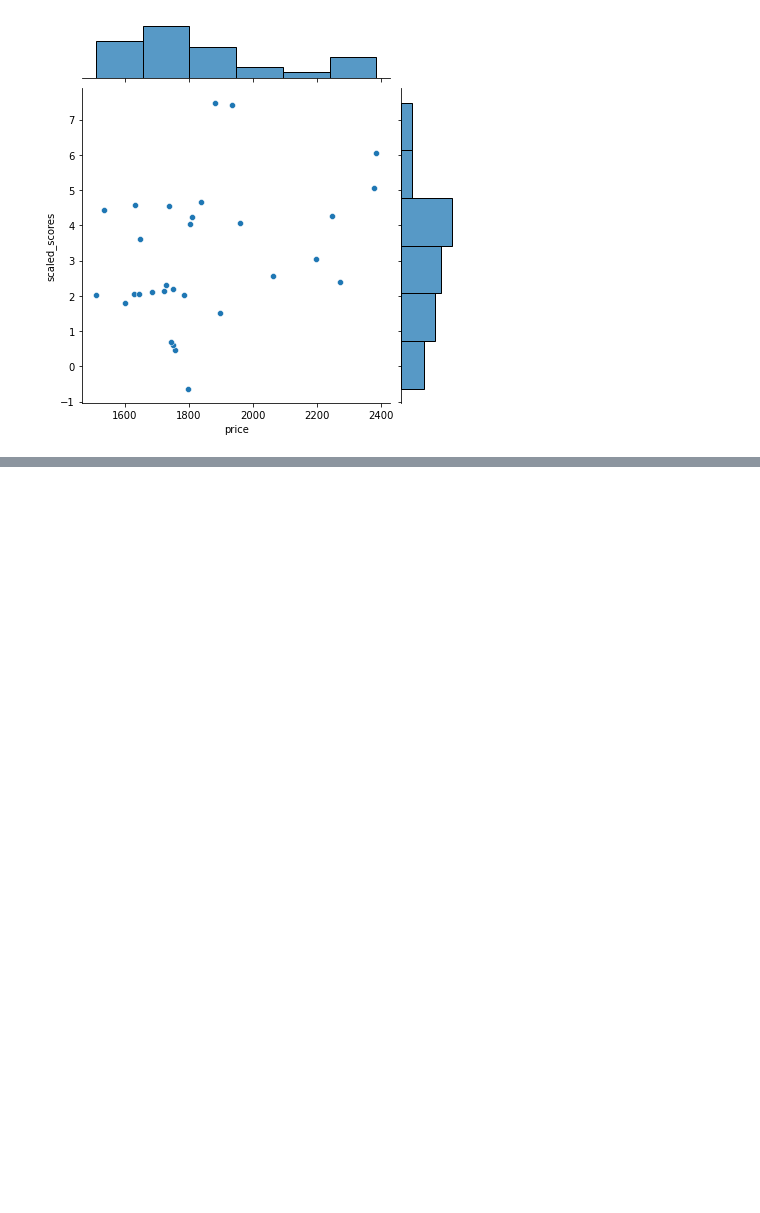
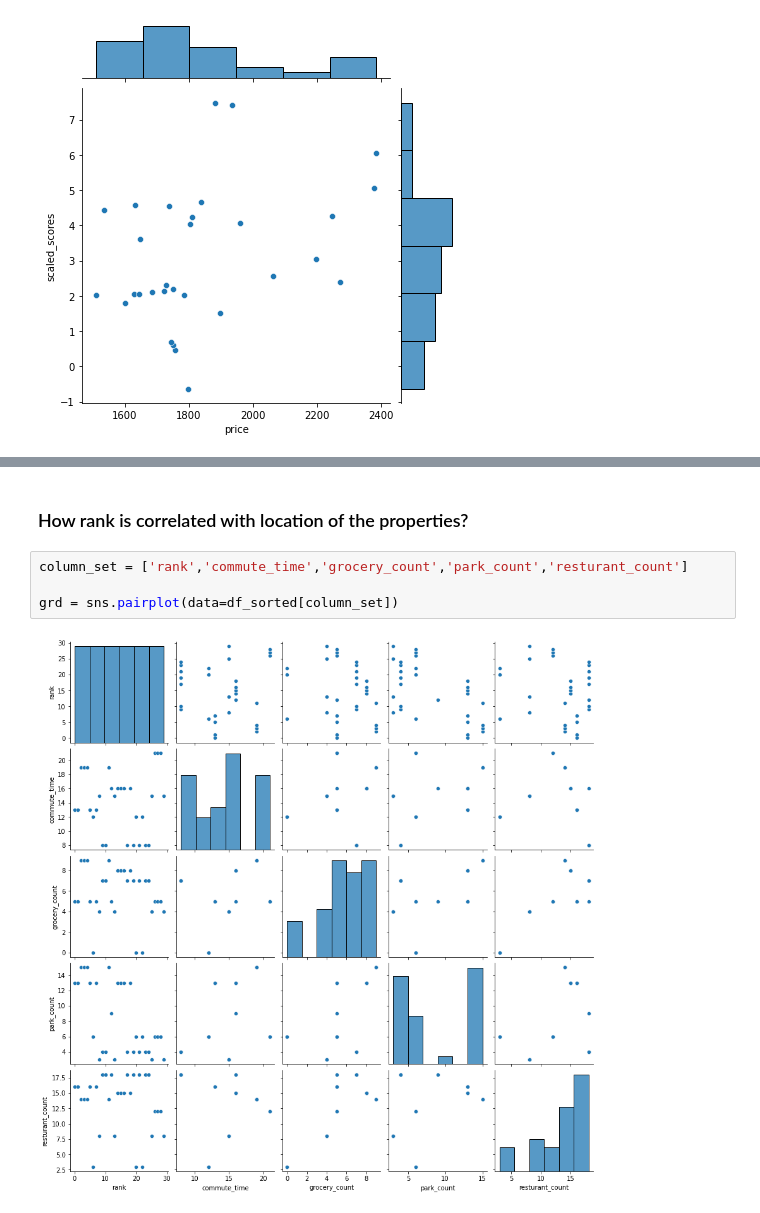
Before and after one commit to cpokorsk/Apartment_Ranking, a Jupyter notebook: Final_Analysis.ipynb, the cells around one changed output, grey strips where cells are left out. Drawn from its saved outputs; the diff is of its cells as text; blank space fills up the shorter version.

```diff
--- a/Final_Analysis.ipynb
+++ b/Final_Analysis.ipynb
@@ -383,0 +386,8 @@ df_sorted.groupby(['complex']).mean()[COL].sort_values(by='scaled_scores', ascen
+# %% [markdown]
+### How rank is correlated with location of the properties?
+# %%
+column_set = ['rank','commute_time','grocery_count','park_count','resturant_count']
+
+grd = sns.pairplot(data=df_sorted[column_set])
+# %% [output]
+[figure, added]
```
Also changed, not shown: parts of 5 cells of this notebook.
